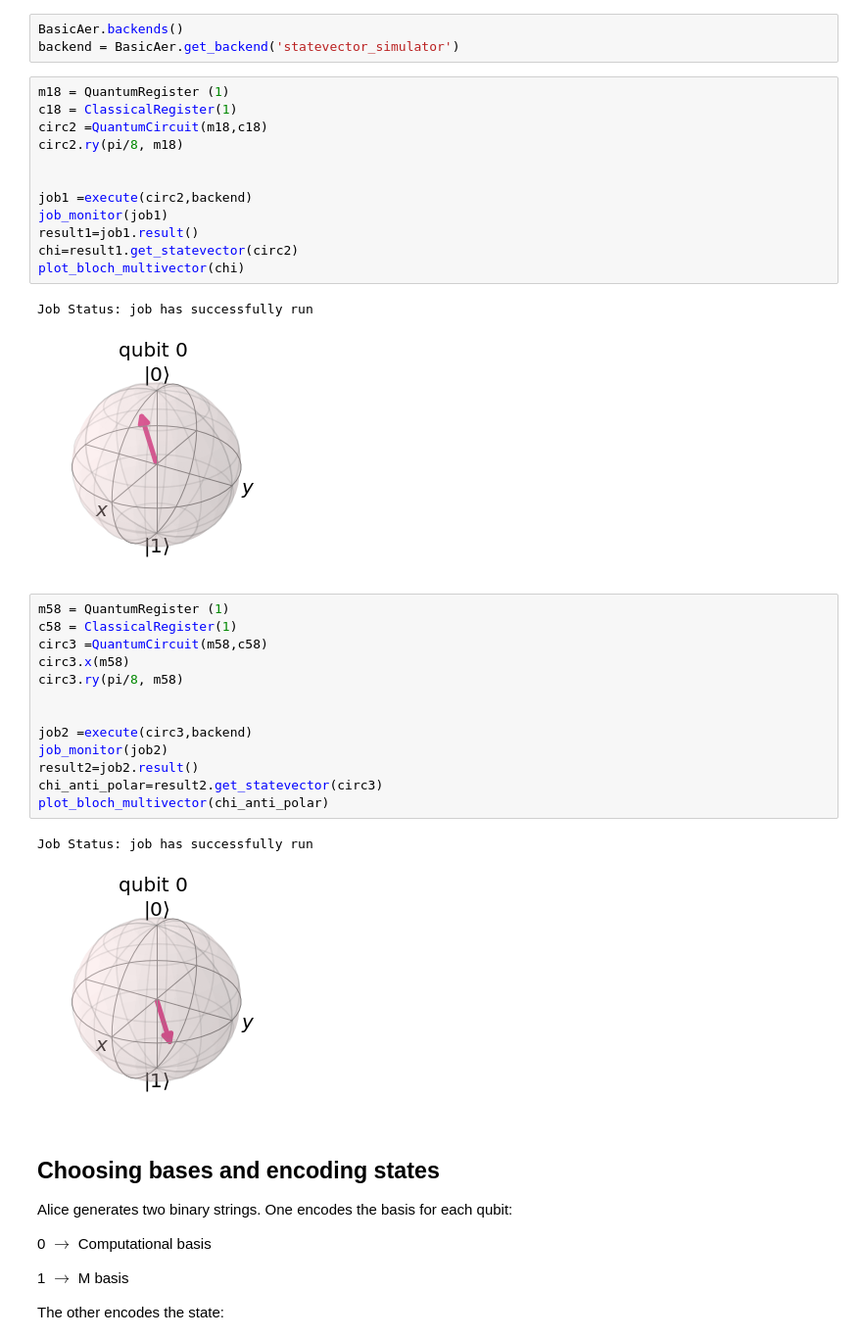
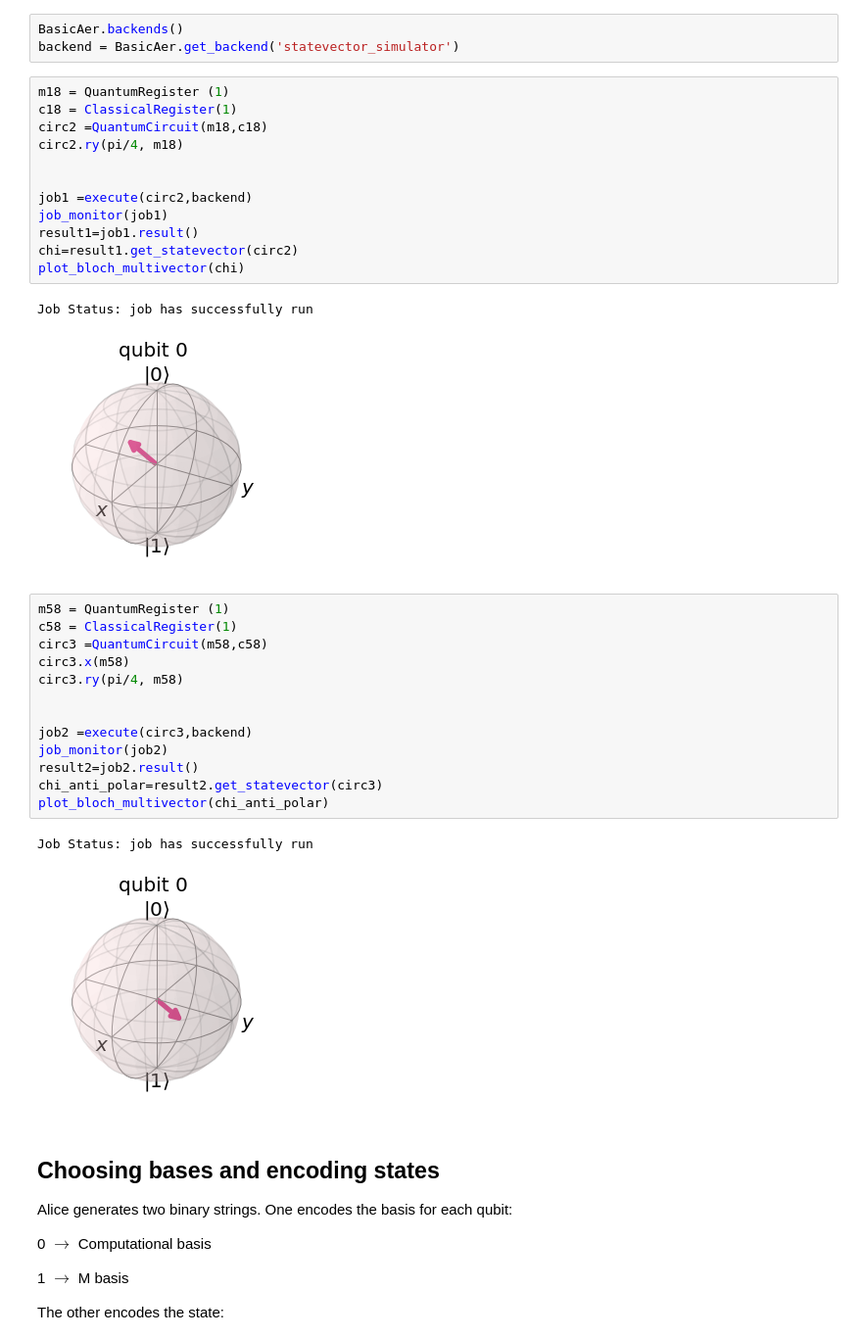
Before and after one commit to mohitiitr/bb84piby8basis, a Jupyter notebook: BB84piby8basis.ipynb, the cells around one changed output. Shown: that part at 98% size. Saved outputs shown, nothing was run; the diff lists cells and outputs as text.

```diff
--- a/BB84piby8basis.ipynb
+++ b/BB84piby8basis.ipynb
@@ -57,24 +57,24 @@ backend = BasicAer.get_backend('statevector_simulator')
 # %%
 m18 = QuantumRegister (1)
 c18 = ClassicalRegister(1)
 circ2 =QuantumCircuit(m18,c18)
-circ2.ry(pi/8, m18)
+circ2.ry(pi/4, m18)
 
 
 job1 =execute(circ2,backend)
 job_monitor(job1)
 result1=job1.result()
 chi=result1.get_statevector(circ2)
 plot_bloch_multivector(chi)
 # %% [output]
 Job Status: job has successfully run
-[figure, old version]
+[figure, new version]
 # %%
 m58 = QuantumRegister (1)
 c58 = ClassicalRegister(1)
 circ3 =QuantumCircuit(m58,c58)
 circ3.x(m58)
-circ3.ry(pi/8, m58)
+circ3.ry(pi/4, m58)
 
 
 job2 =execute(circ3,backend)
@@ -84,7 +84,7 @@ chi_anti_polar=result2.get_statevector(circ3)
 plot_bloch_multivector(chi_anti_polar)
 # %% [output]
 Job Status: job has successfully run
-[figure, old version]
+[figure, new version]
 # %% [markdown]
 
 ## Choosing bases and encoding states
```
Also changed, not shown: parts of 9 cells of this notebook.
